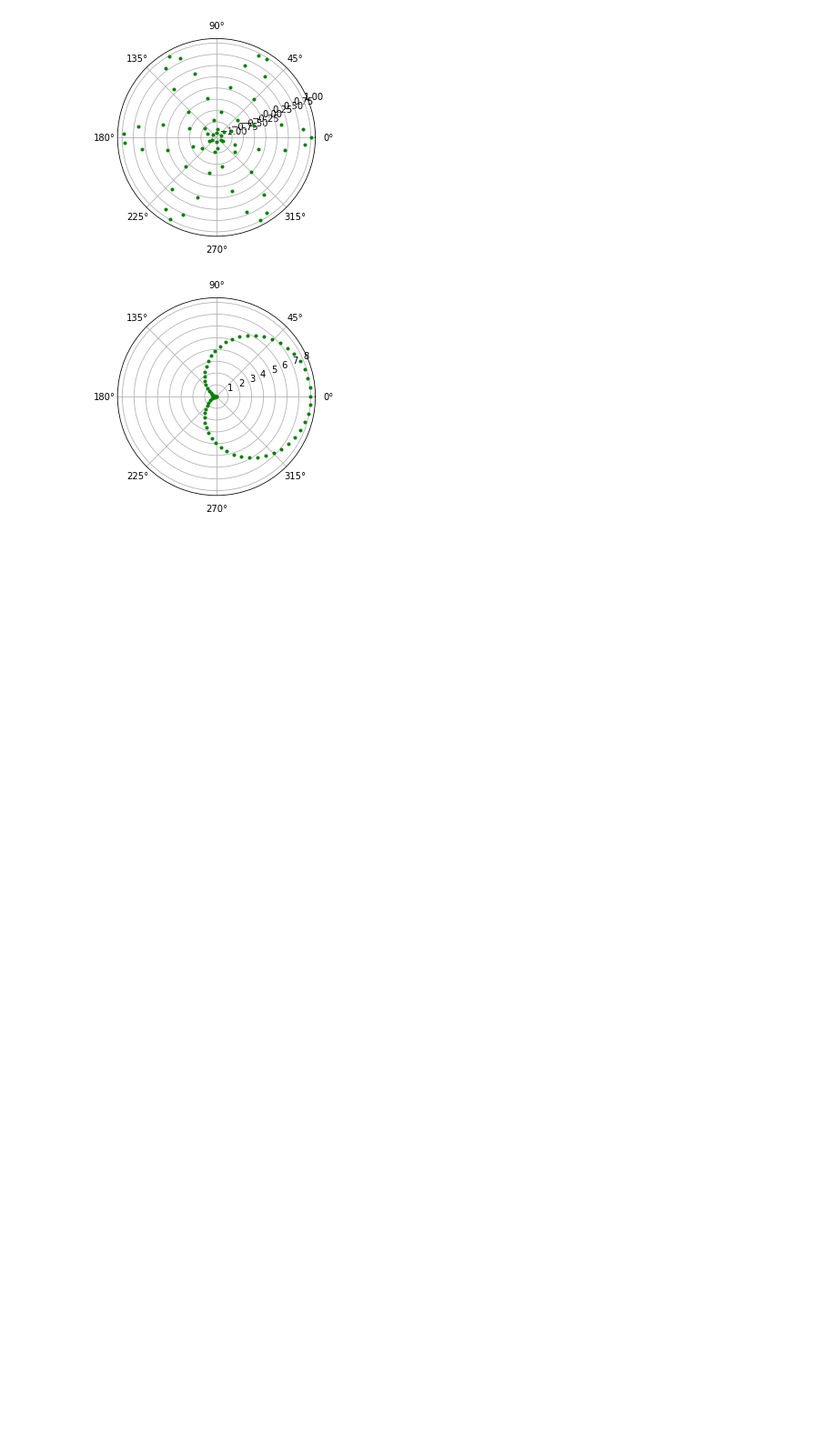
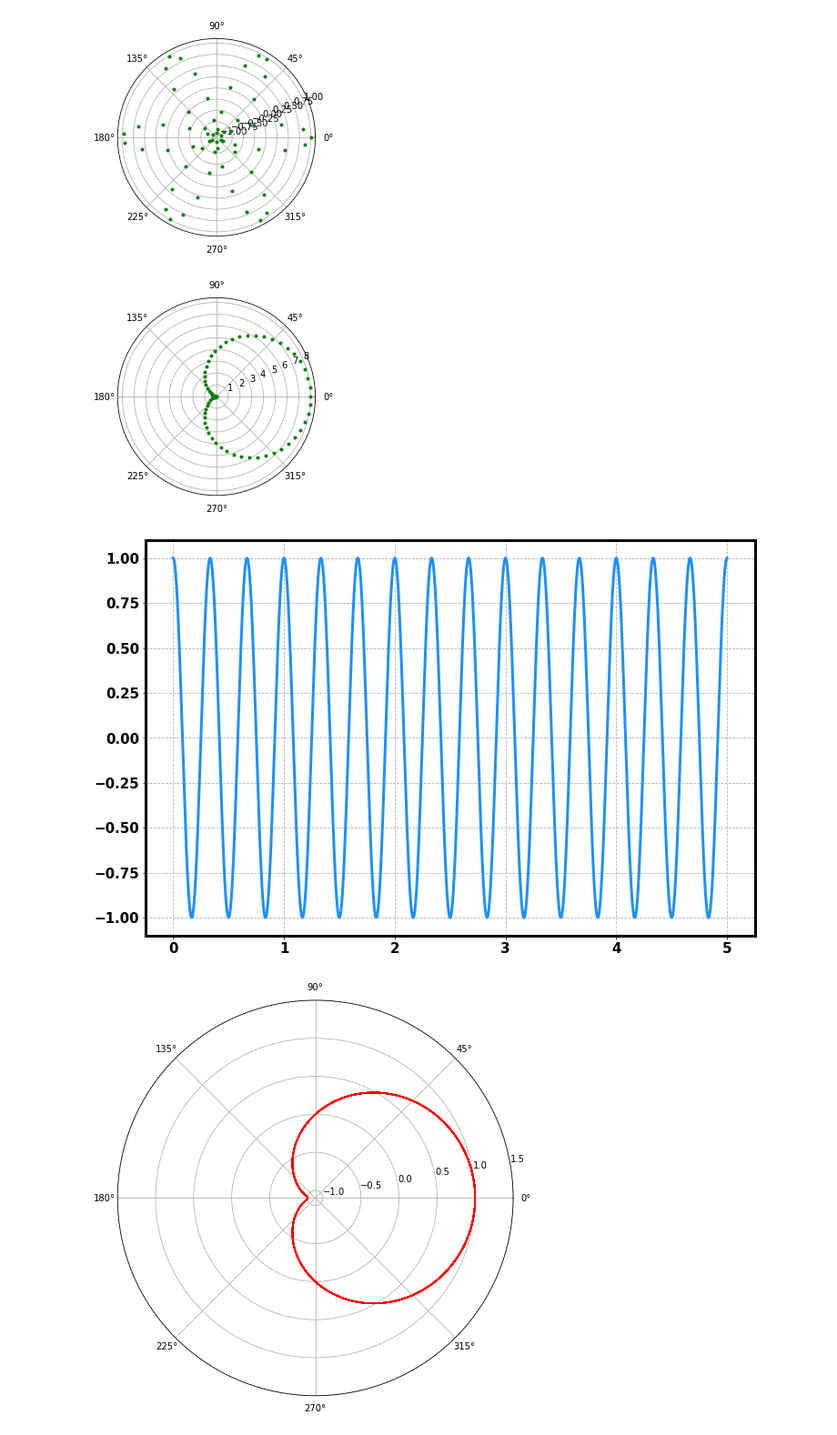
Before and after one commit to sampad95/python_and_jupyter-notebook_scripting, a Jupyter notebook: numpy/Practice.ipynb, the cells around one changed output. Shown at 91% size. Cells and saved outputs as stored; diff of their text form; code cells hidden in the pictures; blank space fills up the shorter version.

```diff
--- a/numpy/Practice.ipynb
+++ b/numpy/Practice.ipynb
@@ -277,3 +277,39 @@ for rad in rads:
 plt.show()
 # %% [output]
 [figure]
+# %%
+t = np.arange(0, 5, 0.0001)
+ν = 3               # Ctrl+Shift+u+03bd
+ω = 2*np.pi*ν       # Ctrl+Shift+u+03c9
+Θ = ω*t             # Ctrl+Shift+u+0398
+
+I = np.round(np.cos(Θ), 5)
+
+fig=plt.figure(figsize=(12,8),linewidth=50)
+ax = fig.gca()
+for axis in ['top','bottom','left','right']:
+    ax.spines[axis].set_linewidth(3)
+plt.grid(linestyle='--')
+
+plt.plot(t, I, lw=3, c='dodgerblue')
+
+r= list(range(0, int(t[-1])+2, 1))
+
+plt.xticks([i for  i in r],
+              labels = [str(i) for i in r] ,fontsize=15,fontweight='bold')
+
+plt.yticks(fontsize=15,fontweight='bold')
+
+
+fig, ax = plt.subplots(figsize=(8,8), subplot_kw={'projection': 'polar'})
+ax.plot(Θ, I, c='r')
+
+#ax.set_rmax(1.5)
+ax.set_rticks([-1.0, -0.5, 0, 0.5, 1, 1.5], fontsize=15)  # Less radial ticks
+ax.set_rlabel_position(10)  # Move radial labels away from plotted line
+ax.grid(True)
+
+plt.show()
+# %% [output]
+[figure, added]
+[figure, added]
```
Also changed, not shown: parts of 4 cells of this notebook.
